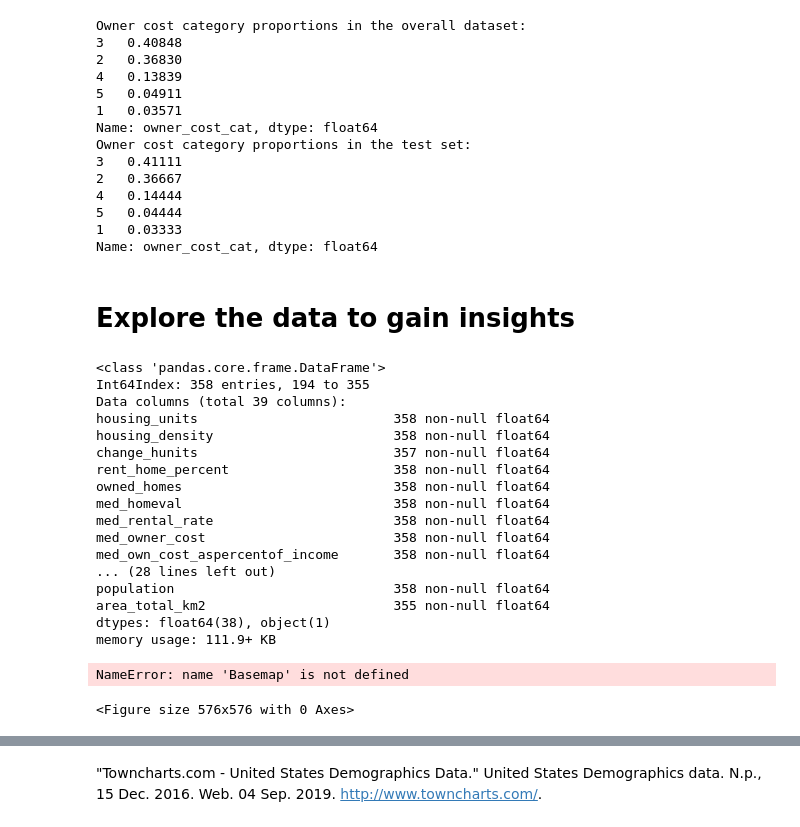
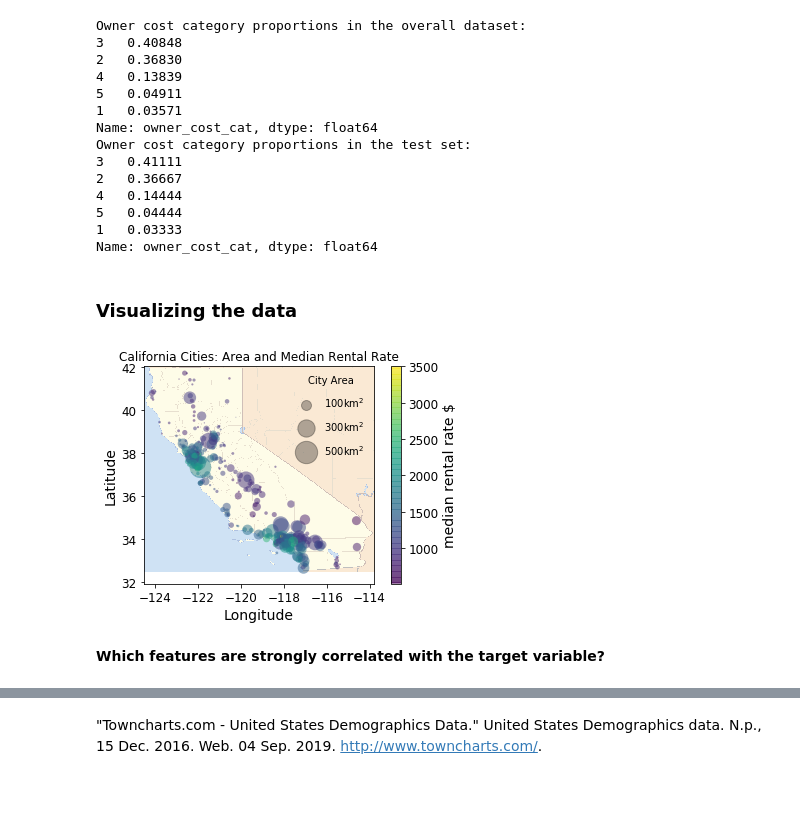
Before and after one commit to clazaro97chosen/California_Rental_Property_Project, a Jupyter notebook: California_Housing.ipynb, the cells around one changed output, grey strips where cells are left out. Drawn from its saved outputs; the diff is of its cells as text; code cells hidden in the pictures; blank space fills up the shorter version.

```diff
--- a/California_Housing.ipynb
+++ b/California_Housing.ipynb
@@ -278,26 +282,6 @@ Name: owner_cost_cat, dtype: float64
 for set_ in (strat_train_set, strat_test_set):
     set_.drop("owner_cost_cat", axis=1, inplace=True)
 # %% [markdown]
-# Explore the data to gain insights
+### Visualizing the data
 # %%
 housing = strat_train_set.copy()
-# %%
-housing.info()
-# %% [output]
-<class 'pandas.core.frame.DataFrame'>
-Int64Index: 358 entries, 194 to 355
-Data columns (total 39 columns):
-housing_units                         358 non-null float64
-housing_density                       358 non-null float64
-change_hunits                         357 non-null float64
-rent_home_percent                     358 non-null float64
-owned_homes                           358 non-null float64
-med_homeval                           358 non-null float64
-med_rental_rate                       358 non-null float64
-med_owner_cost                        358 non-null float64
-med_own_cost_aspercentof_income       358 non-null float64
-... (28 lines left out)
-population                            358 non-null float64
-area_total_km2                        355 non-null float64
-dtypes: float64(38), object(1)
-memory usage: 111.9+ KB
@@ -304,24 +290,25 @@ memory usage: 111.9+ KB
 # %%
+import matplotlib.image as mpimg
+california_img=mpimg.imread('california.png')
+plt.imshow(california_img, extent=[-124.55, -113.80, 32.45, 42.05], alpha=0.5)
+plt.scatter(housing['Longitude'],housing['Latitude'],label=None,
+           c = housing['med_rental_rate'],cmap='viridis',
+           s=housing['area_total_km2'],linewidth=0,alpha=0.5)
 
-fig = plt.figure(figsize=(8, 8))
-m = Basemap(projection='lcc', resolution='h',
-            lat_0=37.5, lon_0=-119,
-            width=1E6, height=1.2E6)
-m.shadedrelief()
-m.drawcoastlines(color='gray')
-m.drawcountries(color='gray')
-m.drawstates(color='gray')
-#
-m.scatter(housing['Longitude'].values,housing['Latitude'].values,latlon = True,
-           c = housing['med_rental_rate'].values,cmap ='viridis',
-           s=housing['area_total_km2'].values,linewidth=0,alpha=0.5)
-
-plt.colorbar(label='Median Rental Rate $')
+plt.axis(aspect='equal')
+plt.xlabel('Longitude')
+plt.ylabel('Latitude')
+plt.colorbar(label= "median rental rate $")
 plt.clim(508,3501)
 
-for a in [100,300,500]:
-    plt.scatter([],[],c='k',alpha=.3,s=a,label=str(a) +'km$^2$')
-plt.legend(scatterpoints=1,frameon=False,labelspacing=1,title= 'City Area')
+for area in [100,300,500]:
+    plt.scatter([],[],c='k',alpha=0.3,s=area,
+               label = str(area) + 'km$^2$')
+plt.legend(scatterpoints = 1,frameon = False,labelspacing =1,title = 'City Area')
+
+plt.title('California Cities: Area and Median Rental Rate')
+plt.show()
 # %% [output]
-NameError: name 'Basemap' is not defined
-<Figure size 576x576 with 0 Axes>
+[figure, added]
+# %% [markdown]
+**Which features are strongly correlated with the target variable?**
```
Also changed, not shown: parts of 51 cells of this notebook, 3 other files.
